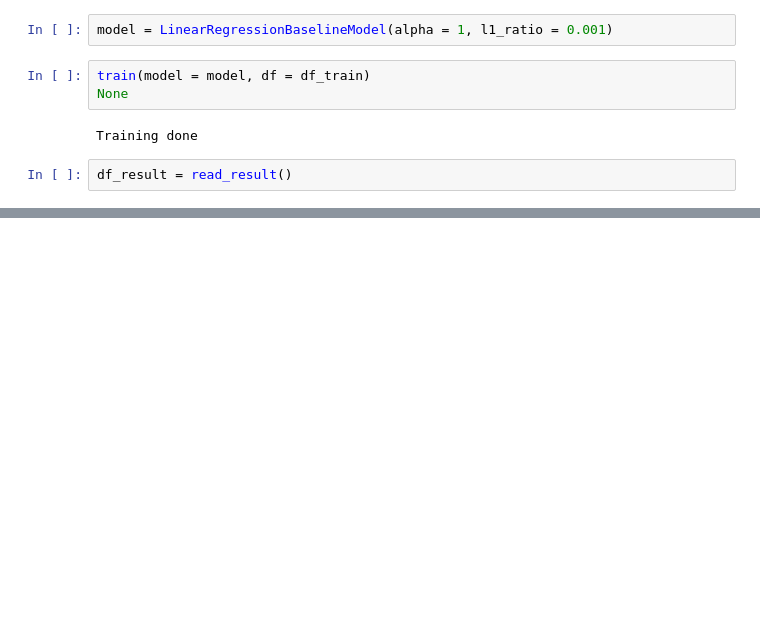
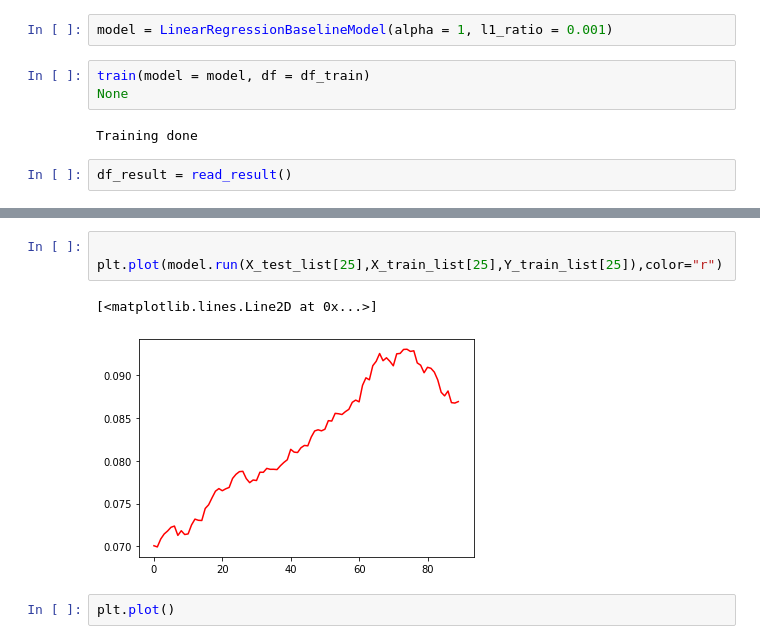
Before and after one commit to AlexandreLaizet/bitcoin_deep_learning, a Jupyter notebook: notebooks/AL_RNN.ipynb, the cells around one changed output, grey strips where cells are left out. Saved outputs shown, nothing was run; the diff lists cells and outputs as text; blank space fills up the shorter version.

```diff
--- a/notebooks/AL_RNN.ipynb
+++ b/notebooks/AL_RNN.ipynb
@@ -62,0 +111,8 @@ df_result
+# %%
+
+plt.plot(model.run(X_test_list[25],X_train_list[25],Y_train_list[25]),color="r")
+# %% [output]
+[<matplotlib.lines.Line2D at 0x...>]
+[figure, added]
+# %%
+plt.plot()
```
Also changed, not shown: parts of 7 cells of this notebook.
